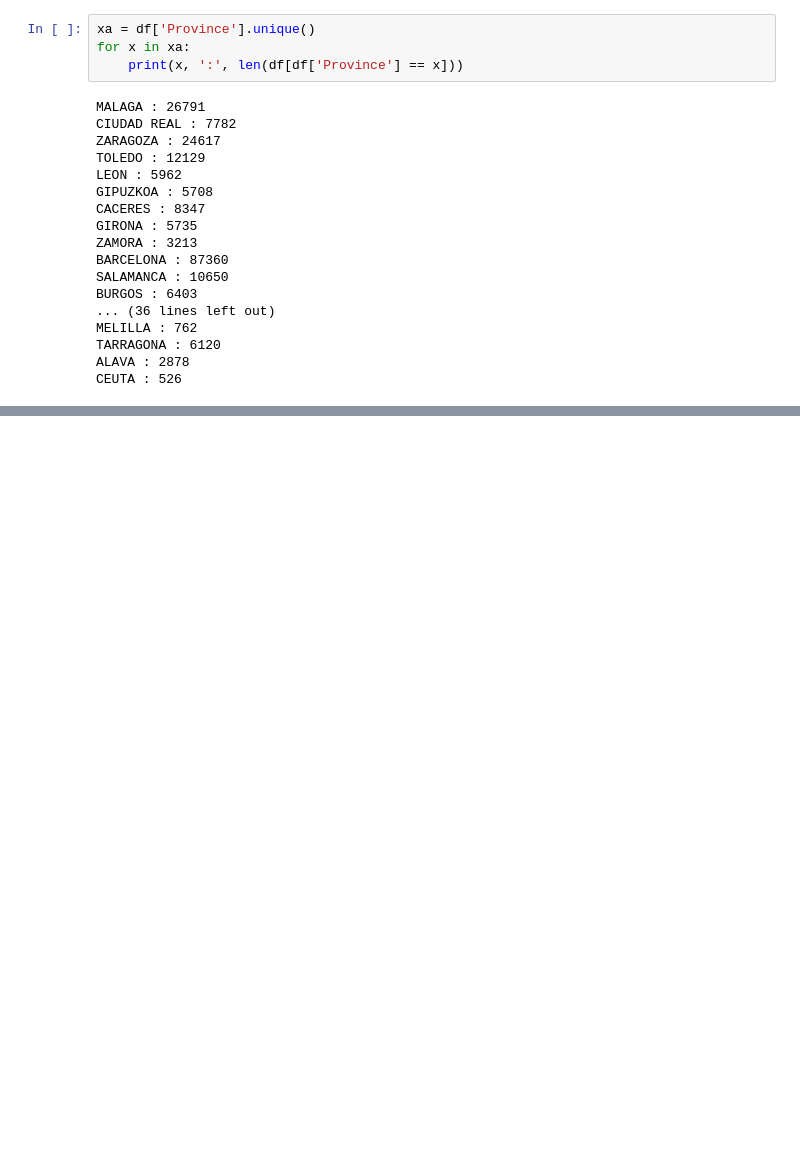
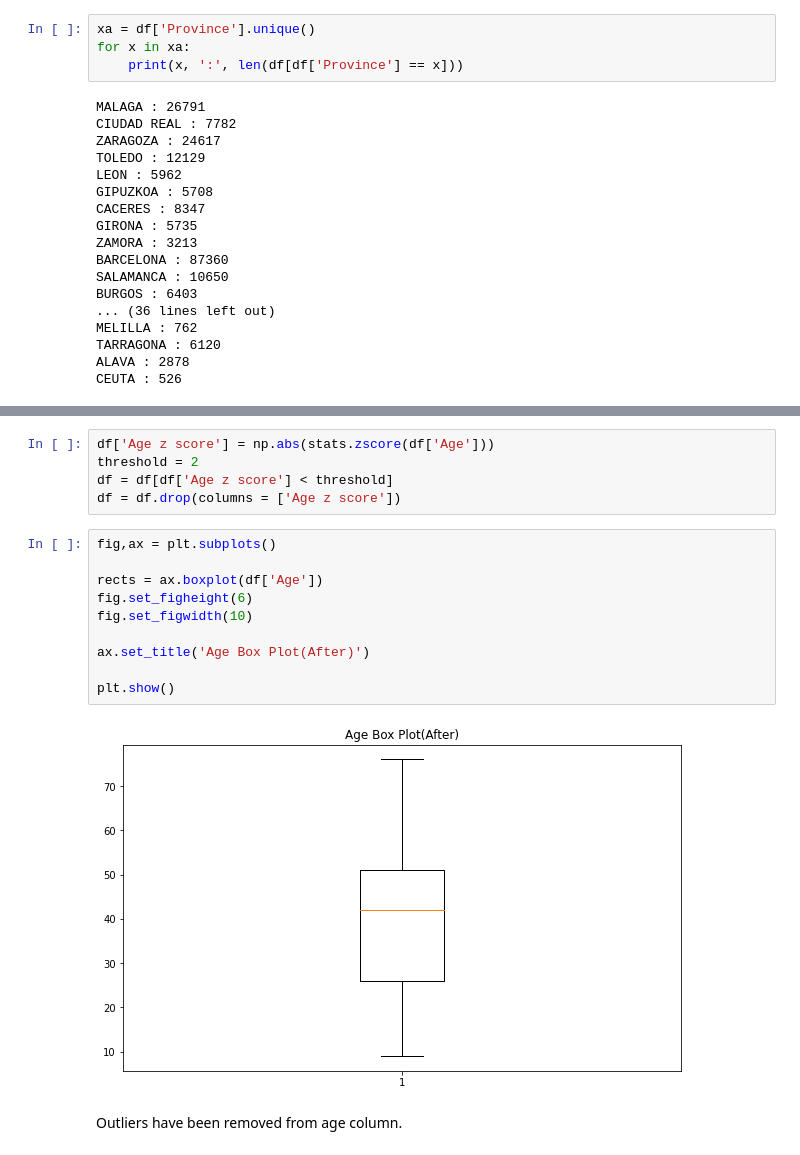
Before and after one commit to uthej12/Customer_Segmentation, a Jupyter notebook: EDA.ipynb, the cells around one changed output, grey strips where cells are left out. Saved outputs shown, nothing was run; the diff lists cells and outputs as text; blank space fills up the shorter version.

```diff
--- a/EDA.ipynb
+++ b/EDA.ipynb
@@ -259,0 +315,19 @@ CEUTA : 526
+# %%
+df['Age z score'] = np.abs(stats.zscore(df['Age']))
+threshold = 2
+df = df[df['Age z score'] < threshold]
+df = df.drop(columns = ['Age z score'])
+# %%
+fig,ax = plt.subplots()
+
+rects = ax.boxplot(df['Age'])
+fig.set_figheight(6)
+fig.set_figwidth(10)
+
+ax.set_title('Age Box Plot(After)')
+
+plt.show()
+# %% [output]
+[figure, added]
+# %% [markdown]
+Outliers have been removed from age column.
```
Also changed, not shown: parts of 15 cells of this notebook, 3 other files.
